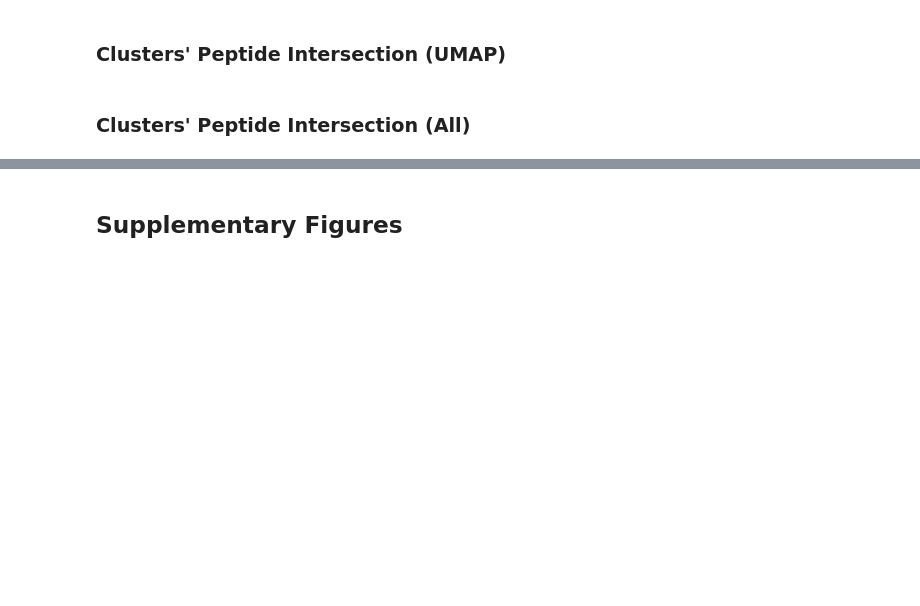
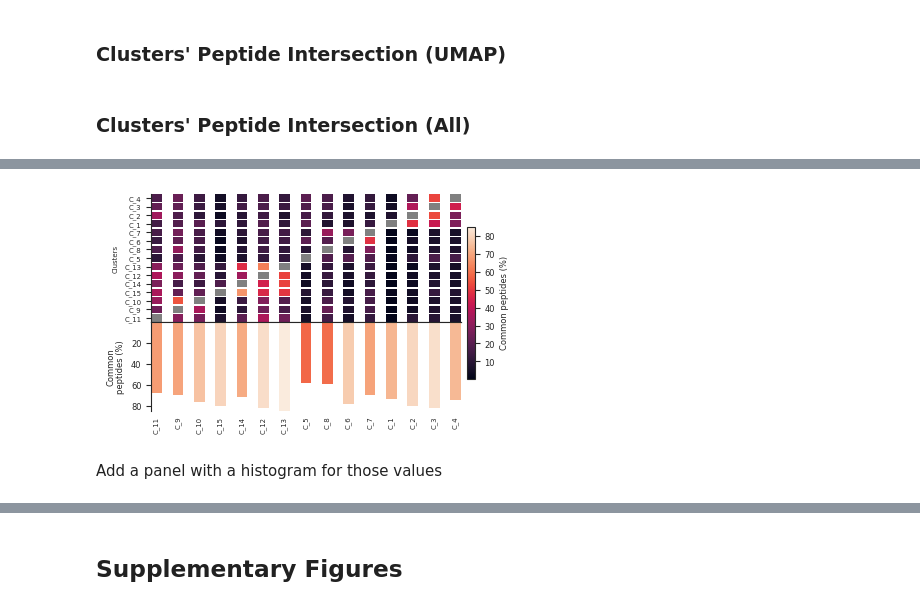
Before and after one commit to immuno-informatics/carmen-analysis, a Jupyter notebook: scripts/analysis_data_generation_and_figures_1.ipynb, the cells around one changed output, grey strips where cells are left out. Cells and saved outputs as stored; diff of their text form; code cells hidden in the pictures; blank space fills up the shorter version.

```diff
--- a/scripts/analysis_data_generation_and_figures_1.ipynb
+++ b/scripts/analysis_data_generation_and_figures_1.ipynb
@@ -2239,0 +2667,30 @@ fig.savefig(file_name)
+# %%
+# Figure config
+
+# fig_size = figsize_in_mm(max_fig_width_double_col * 0.434, max_fig_width_double_col * 0.25)
+fig_size = figsize_in_mm(94.853, 45.612)
+
+fig_name = "fig-2-aa-combinations-coverage-single"
+
+marker_size = 3
+
+logo_x = 0.85
+logo_size = (70 / 72 * logo_x, 50 / 72 * logo_x)  # Pixels
+logo_location = (0.77, 0.71)
+logo_font_size = 5
+
+sum_annot_color = "black"
+sum_annot_linewidth = 0.5
+sum_annot_font_size = 6
+sum_annot_arrow_x_offset = 100
+sum_annot_arrow_lenth = 10
+sum_annot_arrowprops = dict(
+    facecolor=sum_annot_color, headwidth=3, headlength=3, width=0.1
+)
+sum_annot_arrow_pos_pep = 0.42
+sum_annot_arrow_pos_comb = 0.26
+
+ax2_linewidth = 1
+ax2_color = "0.4"
+
+axes_x_margin = 0.04
@@ -3501,6 +3765,8 @@ norm = plt.matplotlib.colors.Normalize(vmin=vmin, vmax=vmax)
 sorted_cols = [t.get_text() for t in cm.ax_heatmap.xaxis.get_ticklabels()]
 
 pep_perc_sorted = common_peps_perc.loc[sorted_cols]
+
+pep_perc_sorted_copy = pep_perc_sorted
 
 y_labels = sorted_cols
 
@@ -3555,30 +3821,34 @@ ax_lower.yaxis.set_inverted(True)
 
 _ = ax_lower.set_ylabel("Common\npeptides (%)", size=lower_axis_label_fontsize)
 
 ax_lower.spines[["top"]].set_visible(True)
 ax_lower.spines[["bottom"]].set_visible(False)
 
 ax_lower.tick_params(bottom=False, pad=0)
 
 ax_lower.tick_params(axis="x", labelsize=tick_label_fontsize, rotation=90)
 ax_lower.tick_params(
     axis="y", reset=True, labelsize=lower_tick_label_fontsize, right=False
 )
 
 ax.margins(x=0, y=0)
 ax_lower.margins(x=0, y=0)
 
 cbar = fig.colorbar(
     plt.cm.ScalarMappable(norm=norm, cmap=cmap),
     ax=[ax, ax_lower],
     orientation="vertical",
     shrink=0.7,
     pad=cbar_pad,
 )
 cbar.set_label("Common peptides (%)", size=cbar_label_fontsize)
 cbar.ax.tick_params(axis="y", labelsize=cbar_tick_label_fontsize)
 
 fig.get_layout_engine().set(w_pad=0, h_pad=0, hspace=0, wspace=0)
 
 file_name = figures_main_dir.joinpath(f"{fig_name}.pdf")
 fig.savefig(file_name)
+# %% [output]
+[figure, added]
+# %% [markdown]
+Add a panel with a histogram for those values
```
Also changed, not shown: parts of 71 cells of this notebook, 1 other file.
